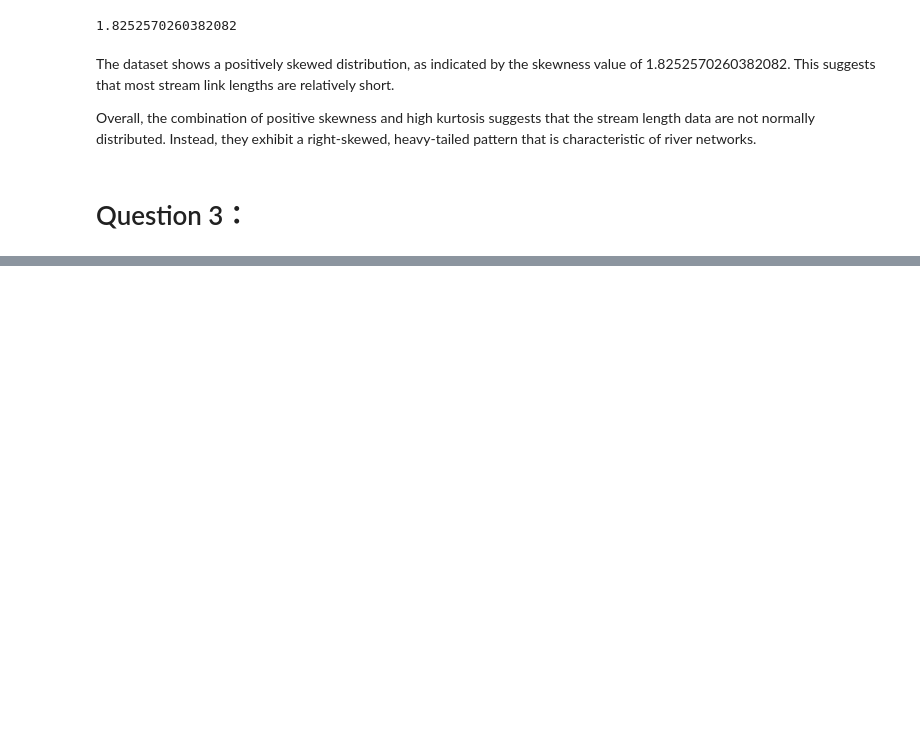
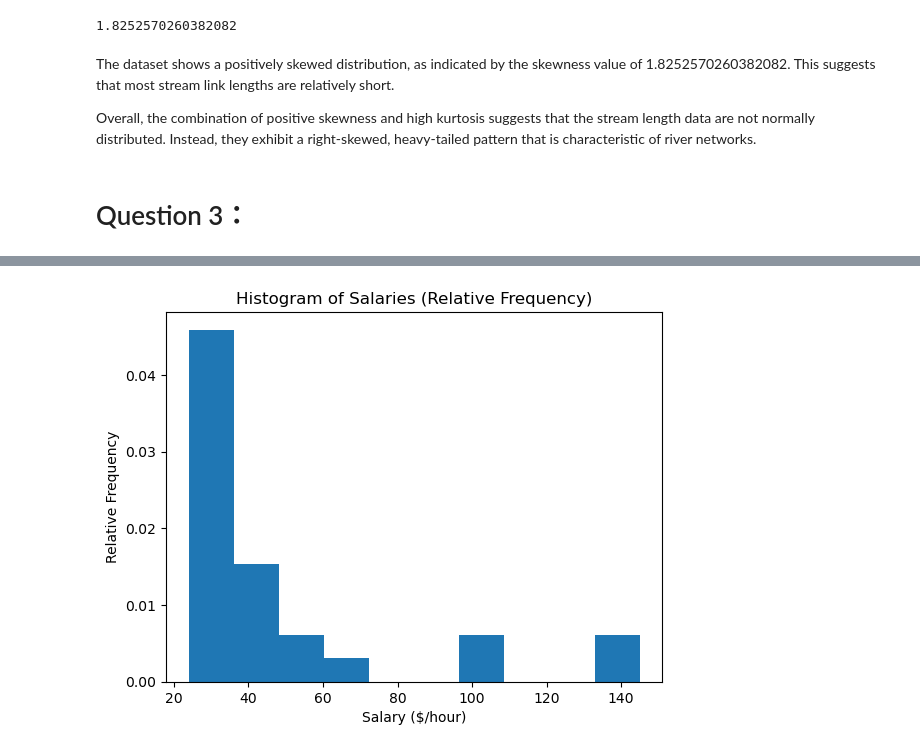
Before and after one commit to HOUPU1993/POI-study, a Jupyter notebook: HW1_houpu.ipynb, the cells around one changed output, grey strips where cells are left out. Cells and saved outputs as stored; diff of their text form; code cells hidden in the pictures; blank space fills up the shorter version.

```diff
--- a/HW1_houpu.ipynb
+++ b/HW1_houpu.ipynb
@@ -240,0 +469,10 @@ Overall, the combination of positive skewness and high kurtosis suggests that th
+# %%
+# Relative frequency histogram
+plt.figure()
+plt.hist(salaries, bins=10, density=True)
+plt.xlabel("Salary ($/hour)")
+plt.ylabel("Relative Frequency")
+plt.title("Histogram of Salaries (Relative Frequency)")
+plt.show()
+# %% [output]
+[figure, added]
```
Also changed, not shown: parts of 36 cells of this notebook.
